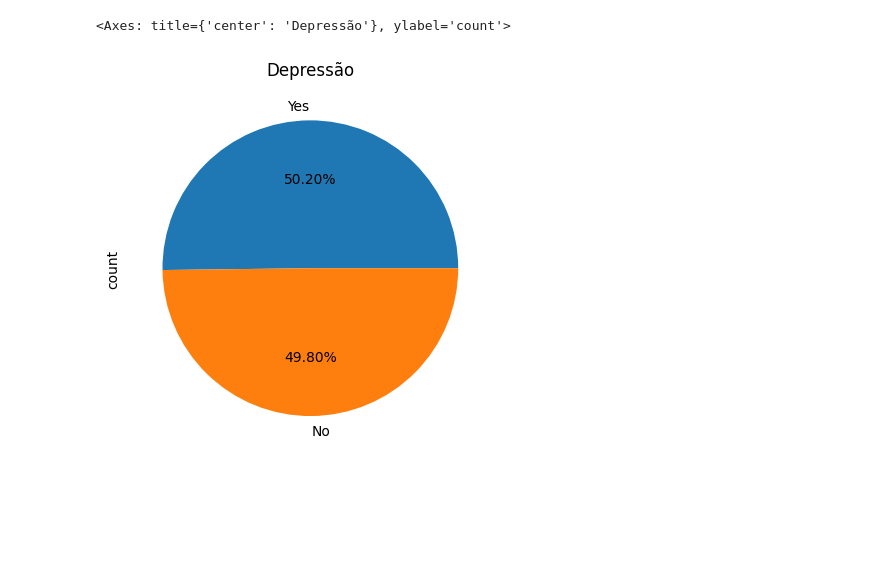
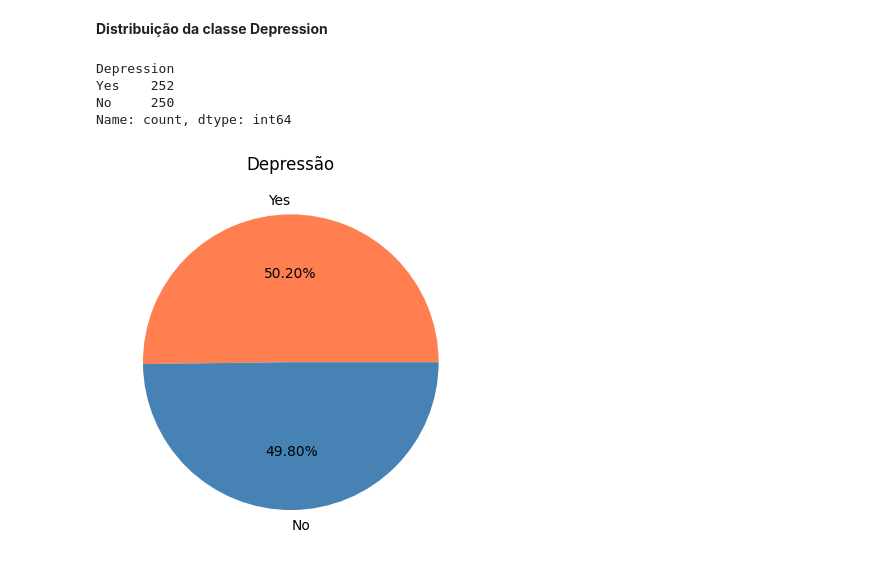
Before and after one commit to MrCostinha/CDE-AM, a Jupyter notebook: CDE_Projeto_Final_AM.ipynb, the cells around one changed output. Saved outputs shown, nothing was run; the diff lists cells and outputs as text; code cells hidden in the pictures; blank space fills up the shorter version.

```diff
--- a/CDE_Projeto_Final_AM.ipynb
+++ b/CDE_Projeto_Final_AM.ipynb
@@ -66,7 +63,18 @@ dtype: int64
+# %% [markdown]
+**Distribuição da classe Depression**
 # %%
-depre["Depression"].value_counts().plot(kind='pie', autopct='%.2f%%', title='Depressão')
+print(depre['Depression'].value_counts())
+print()
+
+depre['Depression'].value_counts().plot(kind='pie', autopct='%.2f%%', colors=['coral', 'steelblue'])
+plt.title('Depressão')
+plt.ylabel('')
+plt.show()
 # %% [output]
-<Axes: title={'center': 'Depressão'}, ylabel='count'>
+Depression
+Yes    252
+No     250
+Name: count, dtype: int64
-[figure, old version]
+[figure, new version]
 # %%
 numericas = ['Age', 'Academic Pressure', 'Study Satisfaction', 'Study Hours', 'Financial Stress']
```
Also changed, not shown: parts of 20 cells of this notebook.
